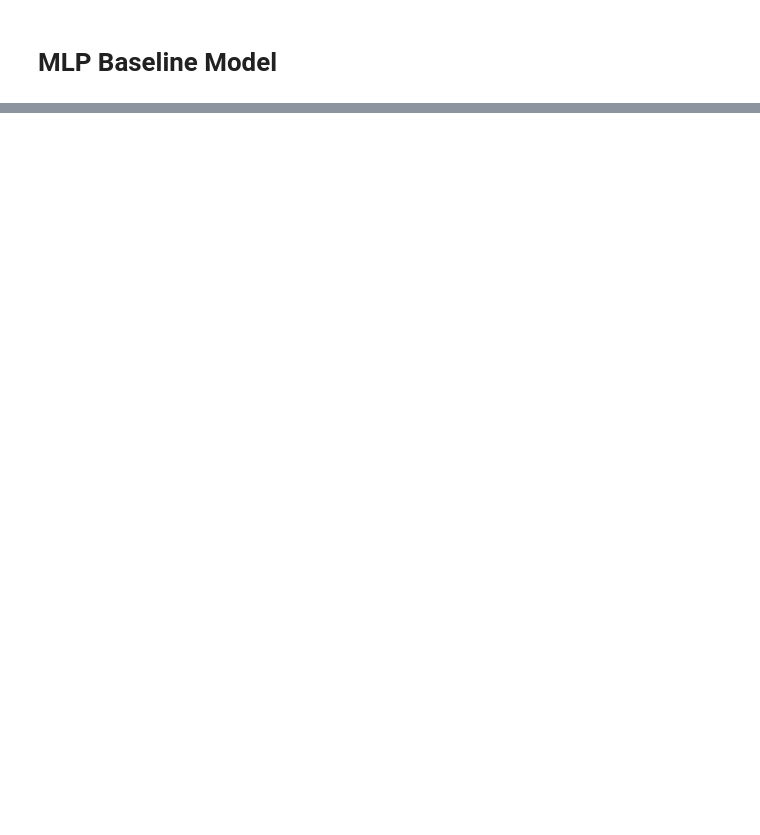
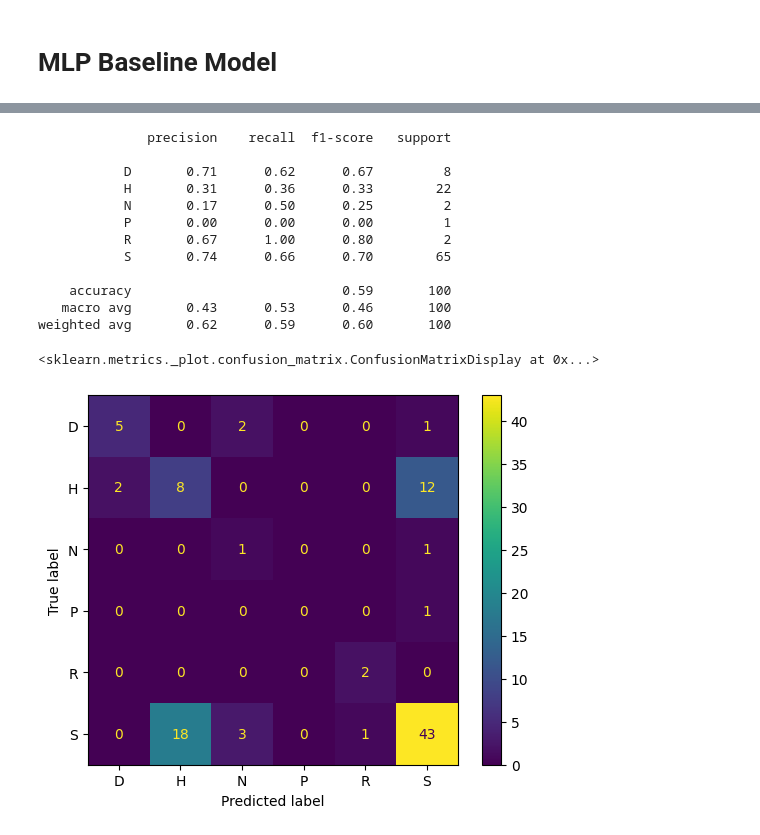
Before and after one commit to FoRVaiS/4948-assignment-2, a Jupyter notebook: notebook.ipynb, the cells around one changed output, grey strips where cells are left out. Cells and saved outputs as stored; diff of their text form; code cells hidden in the pictures; blank space fills up the shorter version.

```diff
--- a/notebook.ipynb
+++ b/notebook.ipynb
@@ -274,0 +332,24 @@ weighted avg       0.71      0.70      0.70      2124
+# %%
+optimized_model = MLPClassifier(**grid_search.best_params_, max_iter=2000)
+optimized_model.fit(X['train'], y['train'])
+scores = perform_cv(model, 10)
+
+predicted_y = model.predict(X['test'])
+print(metrics.classification_report(y['test'], predicted_y))
+
+metrics.ConfusionMatrixDisplay.from_estimator(model, X['test'], y['test'])
+# %% [output]
+              precision    recall  f1-score   support
+
+           D       0.71      0.62      0.67         8
+           H       0.31      0.36      0.33        22
+           N       0.17      0.50      0.25         2
+           P       0.00      0.00      0.00         1
+           R       0.67      1.00      0.80         2
+           S       0.74      0.66      0.70        65
+
+    accuracy                           0.59       100
+   macro avg       0.43      0.53      0.46       100
+weighted avg       0.62      0.59      0.60       100
+<sklearn.metrics._plot.confusion_matrix.ConfusionMatrixDisplay at 0x...>
+[figure, added]
```
Also changed, not shown: parts of 8 cells of this notebook.
